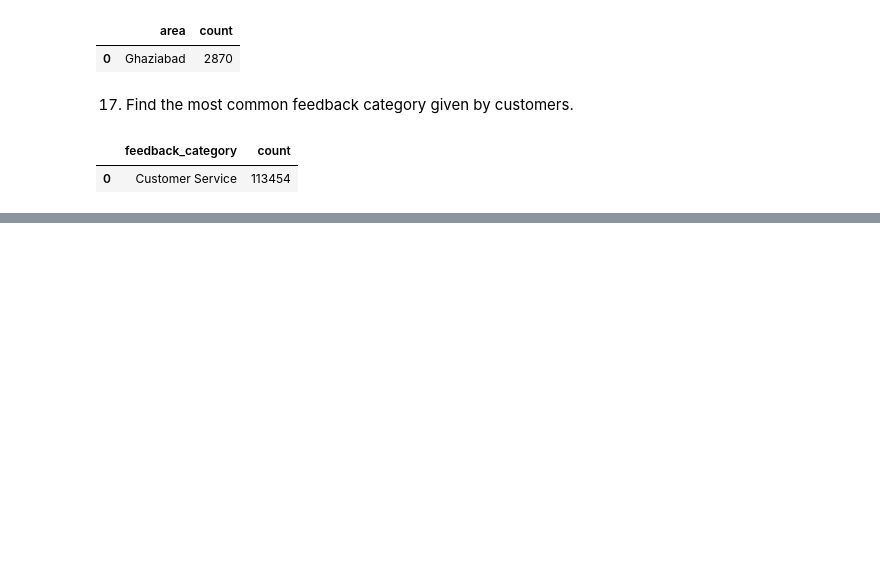
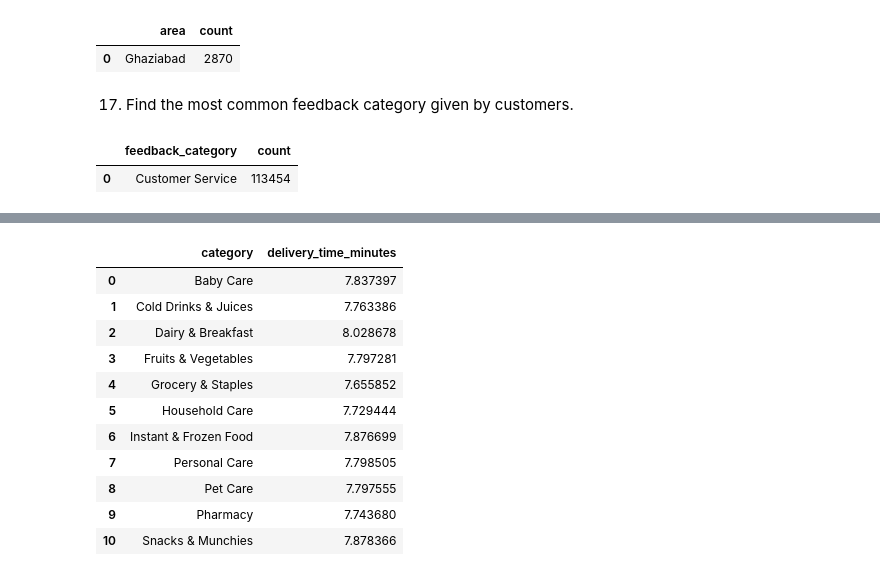
Before and after one commit to akxiit/Normal-Data-Visulization, a Jupyter notebook: notebooks/Sales-analysis/Master-table.ipynb, the cells around one changed output, grey strips where cells are left out. Drawn from its saved outputs; the diff is of its cells as text; code cells hidden in the pictures; blank space fills up the shorter version.

```diff
--- a/notebooks/Sales-analysis/Master-table.ipynb
+++ b/notebooks/Sales-analysis/Master-table.ipynb
@@ -238,0 +241,3 @@ df['feedback_category'].value_counts().sort_values(ascending=False).head(1).rese
+# %%
+df = df[df['delivery_time_minutes'] >= 0]
+df
@@ -238,0 +258,15 @@ df['feedback_category'].value_counts().sort_values(ascending=False).head(1).rese
+# %%
+df.groupby('category')['delivery_time_minutes'].mean().reset_index()
+# %% [output]
+|  | category | delivery_time_minutes |
+| 0 | Baby Care | 7.837397 |
+| 1 | Cold Drinks & Juices | 7.763386 |
+| 2 | Dairy & Breakfast | 8.028678 |
+| 3 | Fruits & Vegetables | 7.797281 |
+| 4 | Grocery & Staples | 7.655852 |
+| 5 | Household Care | 7.729444 |
+| 6 | Instant & Frozen Food | 7.876699 |
+| 7 | Personal Care | 7.798505 |
+| 8 | Pet Care | 7.797555 |
+| 9 | Pharmacy | 7.743680 |
+| 10 | Snacks & Munchies | 7.878366 |
```
Also changed, not shown: parts of 2 cells of this notebook.
